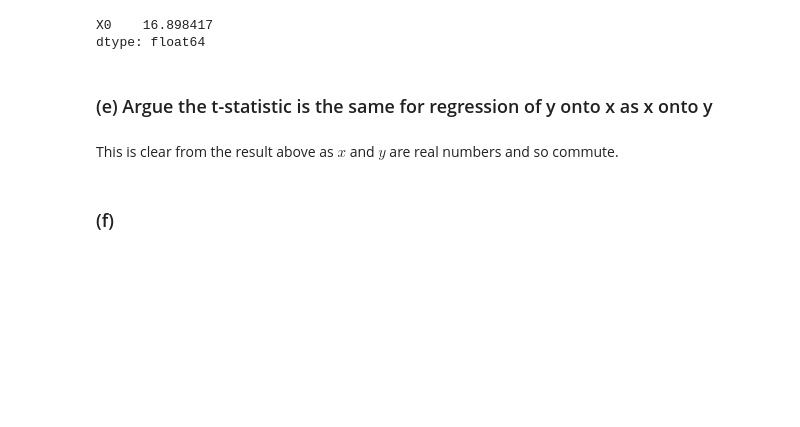
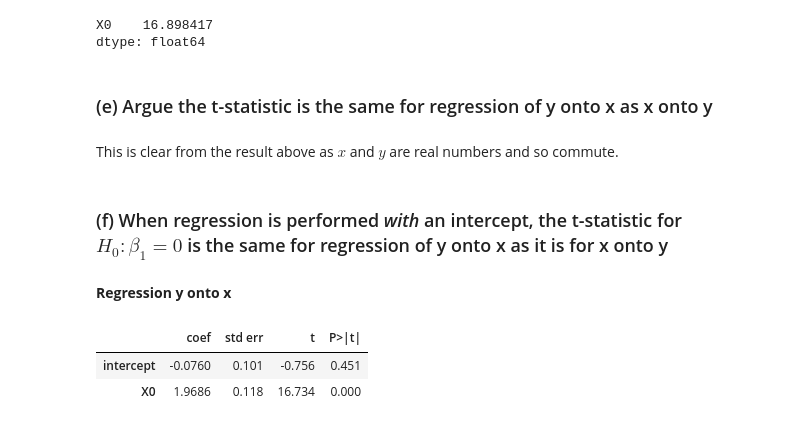
Before and after one commit to carmancater/an-introduction-to-statistical-learning-with-applications-in-python, a Jupyter notebook: Chapter 3 - Linear Regression/Ch 3 Ex 11.ipynb, the cells around one changed output. Drawn from its saved outputs; the diff is of its cells as text; code cells hidden in the pictures; blank space fills up the shorter version.

```diff
--- a/Chapter 3 - Linear Regression/Ch 3 Ex 11.ipynb
+++ b/Chapter 3 - Linear Regression/Ch 3 Ex 11.ipynb
@@ -112,4 +112,17 @@ dtype: float64
 # %% [markdown]
 This is clear from the result above as $x$ and $y$ are real numbers and so commute.
 # %% [markdown]
-### (f)
+### (f) When regression is performed *with* an intercept, the t-statistic for $H_0: \beta_1 = 0$ is the same for regression of y onto x as it is for x onto y
+# %%
+design = MS([0],intercept=True)
+# %% [markdown]
+**Regression y onto x**
+# %%
+X = design.fit_transform(df_x)
+model = sm.OLS(y, X)
+results = model.fit()
+summarize(results)
+# %% [output]
+|  | coef | std err | t | P>|t| |
+| intercept | -0.0760 | 0.101 | -0.756 | 0.451 |
+| X0 | 1.9686 | 0.118 | 16.734 | 0.000 |
```
Also changed, not shown: parts of 6 cells of this notebook.
